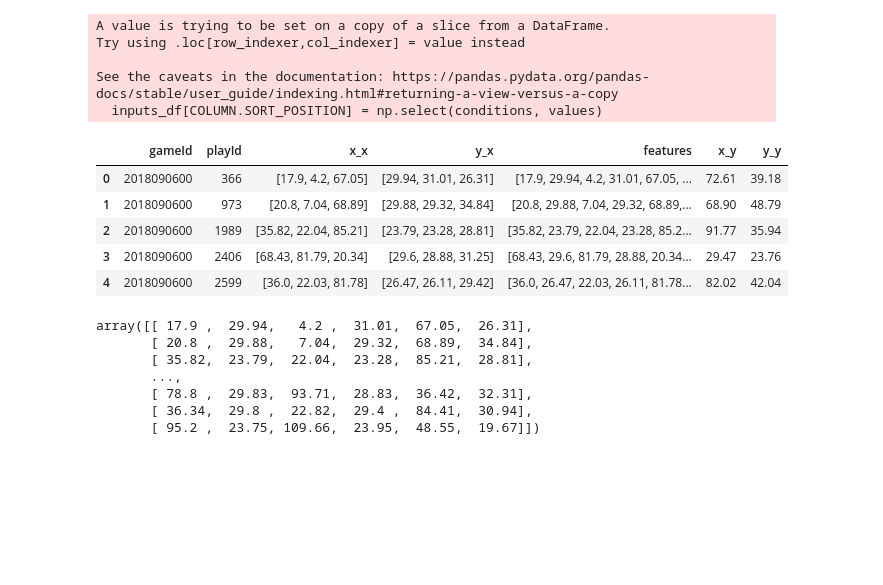
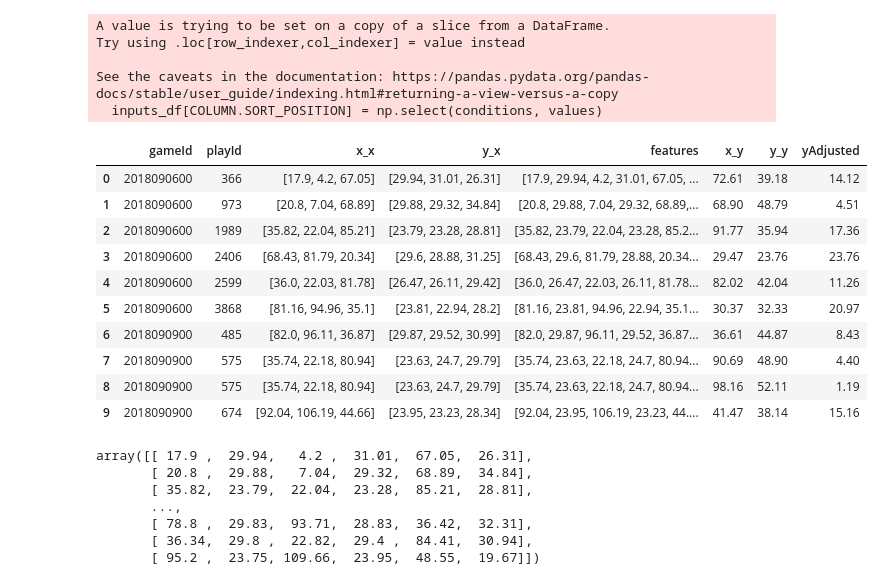
Before and after one commit to jon-fearer/kaggle-nfl-data-bowl-2022, a Jupyter notebook: punt-analysis.ipynb, the cells around one changed output. Drawn from its saved outputs; the diff is of its cells as text; code cells hidden in the pictures; blank space fills up the shorter version.

Commit message:
feat(data-bowl): add linear reg and nn models

```diff
--- a/punt-analysis.ipynb
+++ b/punt-analysis.ipynb
@@ -148,8 +152,11 @@ punt_tracking_2018_df.loc[:, COLUMN.FRAME] = punt_tracking_2018_df[[COLUMN.GAME_
     .apply(tuple, axis=1) \
     .rank(ascending=True, method='dense')
 
+is_returner = np.where(punt_tracking_2018_df[COLUMN.PRIMARY_RETURNER_ID].fillna(-1) == punt_tracking_2018_df[COLUMN.NFL_ID].fillna(-2), True, False)
+
 conditions = [
-    punt_tracking_2018_df[COLUMN.IS_GUNNER],
+#     punt_tracking_2018_df[COLUMN.IS_GUNNER],
+    is_returner,
     punt_tracking_2018_df[COLUMN.TEAM] == TEAM.HOME,
     punt_tracking_2018_df[COLUMN.TEAM] == TEAM.AWAY,
     punt_tracking_2018_df[COLUMN.TEAM] == TEAM.FOOTBALL,
@@ -325,6 +332,7 @@ is_returner = (~np.isnan(punt_predict_df[COLUMN.PRIMARY_RETURNER_ID])) \
 inputs_df = punt_predict_df[
     (punt_predict_df[COLUMN.PLAY_EVENT] == PLAY_EVENT.BALL_SNAP)
     & ((is_football) | (is_punter) | (is_returner))
+    & (punt_predict_df[COLUMN.RETURNER_ID].str.contains(';') == False) # filter out multiple returner scenarios
 ]
 
 conditions = [
@@ -343,6 +351,10 @@ inputs_df = inputs_df[
     (inputs_df[COLUMN.X].map(len) == 3)
     & (inputs_df[COLUMN.Y].map(len) == 3)
 ]
+# Filter out plays where returner is near line of scrimmage
+inputs_df = inputs_df[
+    np.abs(inputs_df[COLUMN.X].str[0] - inputs_df[COLUMN.X].str[2]) > 10
+]
 
 def merge_coordinates(df):
     return [
@@ -366,6 +378,16 @@ outputs_df = punt_predict_df[
     (punt_tracking_2018_df[COLUMN.PLAY_EVENT].isin(ball_land_events))
     & (punt_tracking_2018_df[COLUMN.TEAM] == TEAM.FOOTBALL)
 ].sort_values(by=[COLUMN.GAME_ID, COLUMN.PLAY_ID])
+
+def adjust_y(value):
+    width = 53.3
+    midline = width / 2
+    if value < midline:
+        return value
+    else:
+        return width - value
+
+outputs_df['yAdjusted'] = outputs_df[COLUMN.Y].apply(adjust_y)
 # %%
 model_data_df = pd.merge(
     inputs_df,
@@ -377,14 +399,19 @@ model_data_df = pd.merge(
 X = np.array(model_data_df['features'].tolist())
 y = model_data_df[['x_y', 'y_y']].to_numpy()
 # %%
-model_data_df[[COLUMN.GAME_ID, COLUMN.PLAY_ID, 'x_x', 'y_x', 'features', 'x_y', 'y_y']].head()
+model_data_df[[COLUMN.GAME_ID, COLUMN.PLAY_ID, 'x_x', 'y_x', 'features', 'x_y', 'y_y', 'yAdjusted']].head(10)
 # %% [output]
-|  | gameId | playId | x_x | y_x | features | x_y | y_y |
-| 0 | 2018090600 | 366 | [17.9, 4.2, 67.05] | [29.94, 31.01, 26.31] | [17.9, 29.94, 4.2, 31.01, 67.05, ... | 72.61 | 39.18 |
-| 1 | 2018090600 | 973 | [20.8, 7.04, 68.89] | [29.88, 29.32, 34.84] | [20.8, 29.88, 7.04, 29.32, 68.89,... | 68.90 | 48.79 |
-| 2 | 2018090600 | 1989 | [35.82, 22.04, 85.21] | [23.79, 23.28, 28.81] | [35.82, 23.79, 22.04, 23.28, 85.2... | 91.77 | 35.94 |
-| 3 | 2018090600 | 2406 | [68.43, 81.79, 20.34] | [29.6, 28.88, 31.25] | [68.43, 29.6, 81.79, 28.88, 20.34... | 29.47 | 23.76 |
-| 4 | 2018090600 | 2599 | [36.0, 22.03, 81.78] | [26.47, 26.11, 29.42] | [36.0, 26.47, 22.03, 26.11, 81.78... | 82.02 | 42.04 |
+|  | gameId | playId | x_x | y_x | features | x_y | y_y | yAdjusted |
+| 0 | 2018090600 | 366 | [17.9, 4.2, 67.05] | [29.94, 31.01, 26.31] | [17.9, 29.94, 4.2, 31.01, 67.05, ... | 72.61 | 39.18 | 14.12 |
+| 1 | 2018090600 | 973 | [20.8, 7.04, 68.89] | [29.88, 29.32, 34.84] | [20.8, 29.88, 7.04, 29.32, 68.89,... | 68.90 | 48.79 | 4.51 |
+| 2 | 2018090600 | 1989 | [35.82, 22.04, 85.21] | [23.79, 23.28, 28.81] | [35.82, 23.79, 22.04, 23.28, 85.2... | 91.77 | 35.94 | 17.36 |
+| 3 | 2018090600 | 2406 | [68.43, 81.79, 20.34] | [29.6, 28.88, 31.25] | [68.43, 29.6, 81.79, 28.88, 20.34... | 29.47 | 23.76 | 23.76 |
+| 4 | 2018090600 | 2599 | [36.0, 22.03, 81.78] | [26.47, 26.11, 29.42] | [36.0, 26.47, 22.03, 26.11, 81.78... | 82.02 | 42.04 | 11.26 |
+| 5 | 2018090600 | 3868 | [81.16, 94.96, 35.1] | [23.81, 22.94, 28.2] | [81.16, 23.81, 94.96, 22.94, 35.1... | 30.37 | 32.33 | 20.97 |
+| 6 | 2018090900 | 485 | [82.0, 96.11, 36.87] | [29.87, 29.52, 30.99] | [82.0, 29.87, 96.11, 29.52, 36.87... | 36.61 | 44.87 | 8.43 |
+| 7 | 2018090900 | 575 | [35.74, 22.18, 80.94] | [23.63, 24.7, 29.79] | [35.74, 23.63, 22.18, 24.7, 80.94... | 90.69 | 48.90 | 4.40 |
+| 8 | 2018090900 | 575 | [35.74, 22.18, 80.94] | [23.63, 24.7, 29.79] | [35.74, 23.63, 22.18, 24.7, 80.94... | 98.16 | 52.11 | 1.19 |
+| 9 | 2018090900 | 674 | [92.04, 106.19, 44.66] | [23.95, 23.23, 28.34] | [92.04, 23.95, 106.19, 23.23, 44.... | 41.47 | 38.14 | 15.16 |
 # %%
 X
 # %% [output]
```
Also changed, not shown: parts of 20 cells of this notebook, 2 other files.
